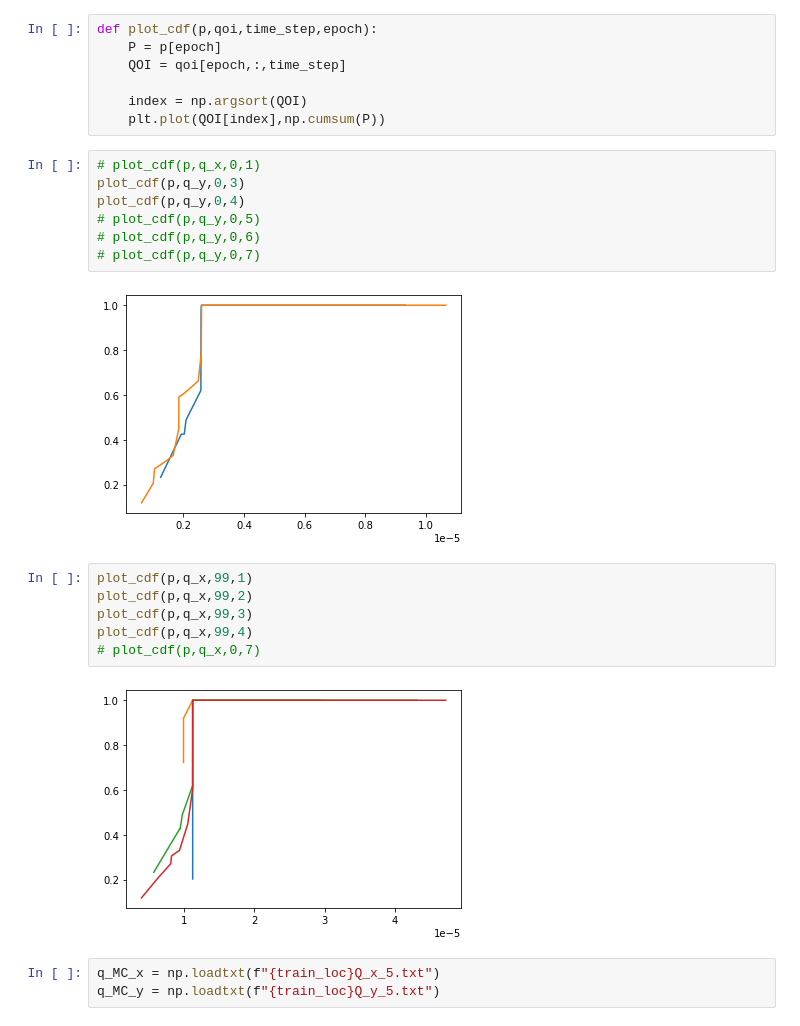
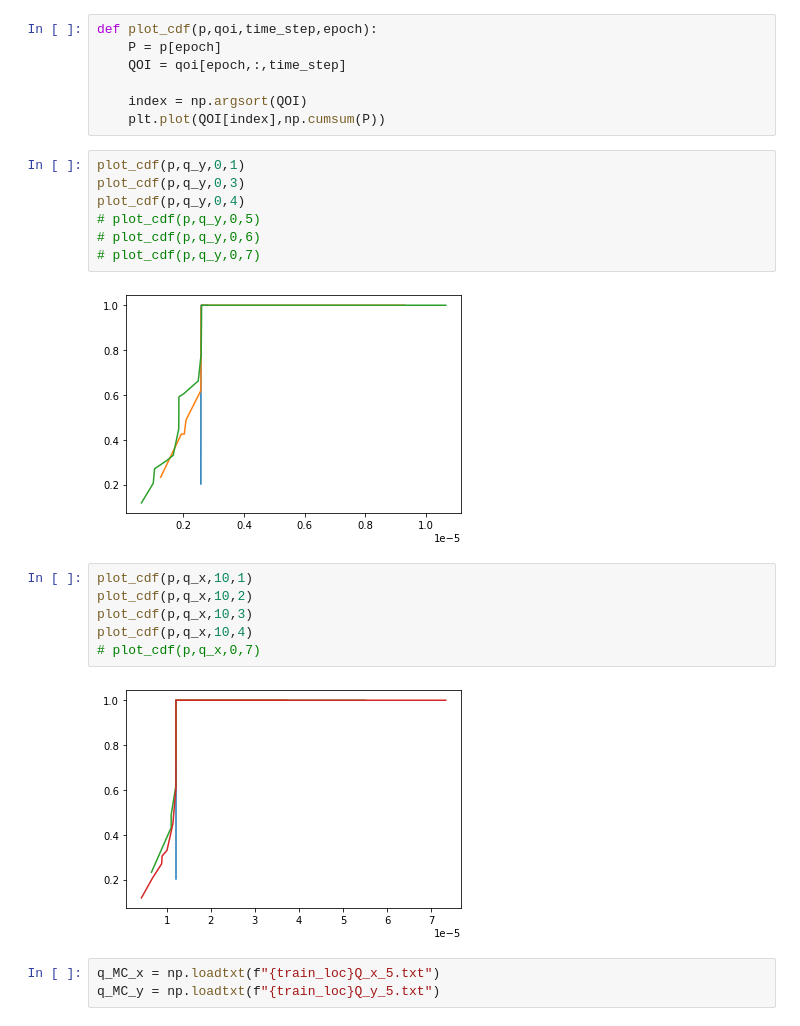
Before and after one commit to dbelivanis/Information-Theory-2, a Jupyter notebook: Optimization/check.ipynb, the cells around one changed output. Cells and saved outputs as stored; diff of their text form.

```diff
--- a/Optimization/check.ipynb
+++ b/Optimization/check.ipynb
@@ -49,22 +49,22 @@ def plot_cdf(p,qoi,time_step,epoch):
     index = np.argsort(QOI)
     plt.plot(QOI[index],np.cumsum(P))
 # %%
-# plot_cdf(p,q_x,0,1)
+plot_cdf(p,q_y,0,1)
 plot_cdf(p,q_y,0,3)
 plot_cdf(p,q_y,0,4)
 # plot_cdf(p,q_y,0,5)
 # plot_cdf(p,q_y,0,6)
 # plot_cdf(p,q_y,0,7)
 # %% [output]
-[figure, old version]
+[figure, new version]
 # %%
-plot_cdf(p,q_x,99,1)
-plot_cdf(p,q_x,99,2)
-plot_cdf(p,q_x,99,3)
-plot_cdf(p,q_x,99,4)
+plot_cdf(p,q_x,10,1)
+plot_cdf(p,q_x,10,2)
+plot_cdf(p,q_x,10,3)
+plot_cdf(p,q_x,10,4)
 # plot_cdf(p,q_x,0,7)
 # %% [output]
-[figure, old version]
+[figure, new version]
 # %%
 q_MC_x = np.loadtxt(f"{train_loc}Q_x_5.txt")
 q_MC_y = np.loadtxt(f"{train_loc}Q_y_5.txt")
```
Also changed, not shown: parts of 1 cell of this notebook, 1 other file.
